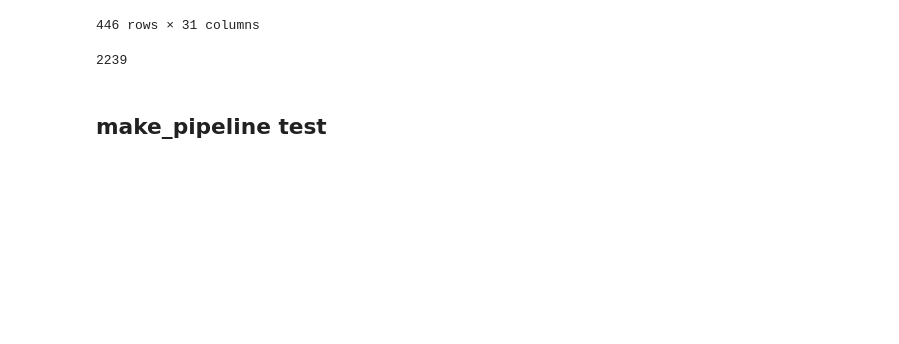
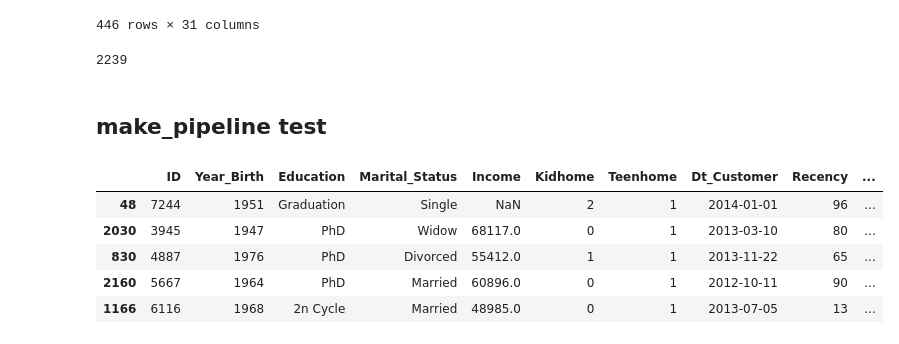
Before and after one commit to Michciak/DataGigaChads_BHL9, a Jupyter notebook: pipeline_test.ipynb, the cells around one changed output. Cells and saved outputs as stored; diff of their text form; code cells hidden in the pictures; blank space fills up the shorter version.

```diff
--- a/pipeline_test.ipynb
+++ b/pipeline_test.ipynb
@@ -114,0 +143,6 @@ class ColumnRemover(BaseEstimator, TransformerMixin):
+# %%
+import pandas as pd
+from sklearn.model_selection import train_test_split
+data = pd.read_csv("marketing_campaign.csv", sep = ";")
+X = data.drop("Response", axis=1)
+y = data["Response"]
@@ -114,0 +151,10 @@ class ColumnRemover(BaseEstimator, TransformerMixin):
+# %%
+pd.set_option('display.max_columns', None)
+X_train.head()
+# %% [output]
+|  | ID | Year_Birth | Education | Marital_Status | Income | Kidhome | Teenhome | Dt_Customer | Recency | ... |
+| 48 | 7244 | 1951 | Graduation | Single | NaN | 2 | 1 | 2014-01-01 | 96 | ... |
+| 2030 | 3945 | 1947 | PhD | Widow | 68117.0 | 0 | 1 | 2013-03-10 | 80 | ... |
+| 830 | 4887 | 1976 | PhD | Divorced | 55412.0 | 1 | 1 | 2013-11-22 | 65 | ... |
+| 2160 | 5667 | 1964 | PhD | Married | 60896.0 | 0 | 1 | 2012-10-11 | 90 | ... |
+| 1166 | 6116 | 1968 | 2n Cycle | Married | 48985.0 | 0 | 1 | 2013-07-05 | 13 | ... |
```
Also changed, not shown: parts of 25 cells of this notebook, 1 other file.
